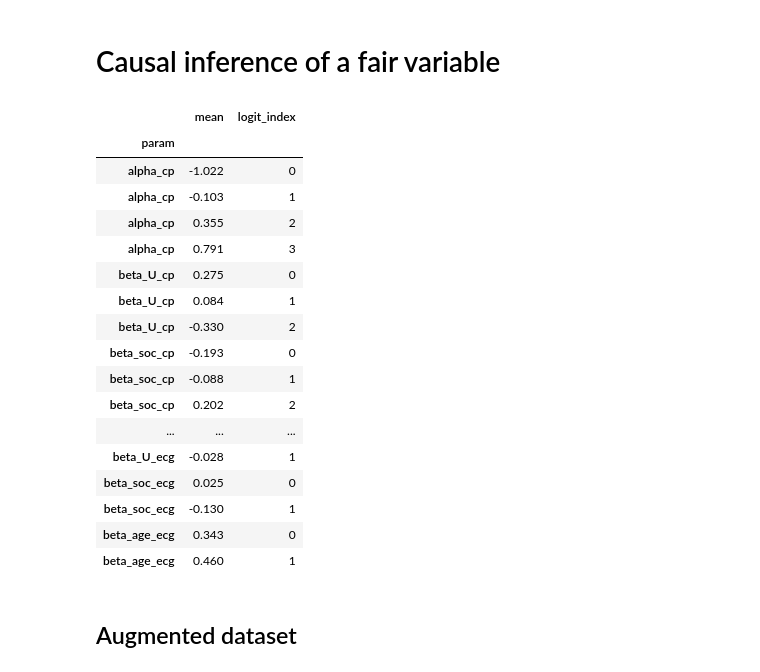
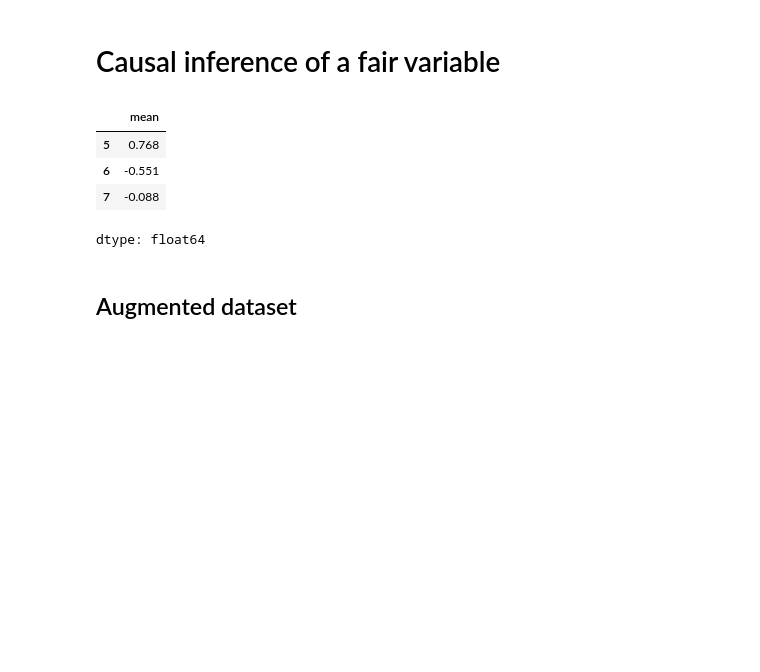
Before and after one commit to LuSyo/Health-ML-Bias-Experiments, a Jupyter notebook: notebooks/02_CAD_counterfactual_fairness.ipynb, the cells around one changed output. Saved outputs shown, nothing was run; the diff lists cells and outputs as text; code cells hidden in the pictures; blank space fills up the shorter version.

Commit message:
getting cf_params in the right shape

```diff
--- a/notebooks/02_CAD_counterfactual_fairness.ipynb
+++ b/notebooks/02_CAD_counterfactual_fairness.ipynb
@@ -303,37 +303,32 @@ print('Posterior samples saved')
 # %%
 import arviz as az
 
 posterior = az.from_netcdf(f'{PROJECT_ROOT}/counterfactual-fairness/results/causal_model_posterior.nc')
 
 # extract the causal model parameters we will use to compute the counterfactuals
 cf_params = az.summary(posterior, var_names=['alpha_cp','beta_U_cp','beta_soc_cp','beta_age_cp',
                                            'alpha_ang','beta_U_ang','beta_soc_ang','beta_age_ang',
                                            'alpha_ecg','beta_U_ecg','beta_soc_ecg','beta_age_ecg'])\
                                            .reset_index(names='raw_param')[['raw_param','mean']]
-cf_params
-cf_params['param'] = cf_params['raw_param'].str.split('[').str[0]
+
+cf_params['param'] = cf_params['raw_param'].str.split('[').str[0].str.strip()
 cf_params['logit_index'] = cf_params['raw_param'].str.split('[').str[1].str[0]
+cf_params['logit_index'] = cf_params['logit_index'].fillna(0).astype(int)
 cf_params.drop('raw_param', axis=1, inplace=True)
-cf_params.set_index('param', inplace=True)
+
+# Insert null beta parameters for categorical variables at logit index 0
+cat_betas = ['beta_U_cp','beta_soc_cp','beta_age_cp',
+         'beta_U_ecg','beta_soc_ecg','beta_age_ecg']
+cf_params['logit_index'] = cf_params['logit_index'].where(~cf_params.param.isin(cat_betas),cf_params.logit_index + 1)
+cat_betas_0 = pd.DataFrame(data={'param':cat_betas, 'mean':np.zeros(6),'logit_index':np.zeros(6).astype(int)})
+cf_params = pd.concat([cf_params,cat_betas_0]).sort_values(by=['param','logit_index']).reset_index()
+cf_params[cf_params['param'] == 'alpha_ecg']['mean']
 # %% [output]
-|  | mean | logit_index |
-| param |  |  |
-| alpha_cp | -1.022 | 0 |
-| alpha_cp | -0.103 | 1 |
-| alpha_cp | 0.355 | 2 |
-| alpha_cp | 0.791 | 3 |
-| beta_U_cp | 0.275 | 0 |
-| beta_U_cp | 0.084 | 1 |
-| beta_U_cp | -0.330 | 2 |
-| beta_soc_cp | -0.193 | 0 |
-| beta_soc_cp | -0.088 | 1 |
-| beta_soc_cp | 0.202 | 2 |
-| ... | ... | ... |
-| beta_U_ecg | -0.028 | 1 |
-| beta_soc_ecg | 0.025 | 0 |
-| beta_soc_ecg | -0.130 | 1 |
-| beta_age_ecg | 0.343 | 0 |
-| beta_age_ecg | 0.460 | 1 |
+|  | mean |
+| 5 | 0.768 |
+| 6 | -0.551 |
+| 7 | -0.088 |
+dtype: float64
 # %% [markdown]
 ## Augmented dataset
 # %%
```
Also changed, not shown: parts of 1 cell of this notebook.
